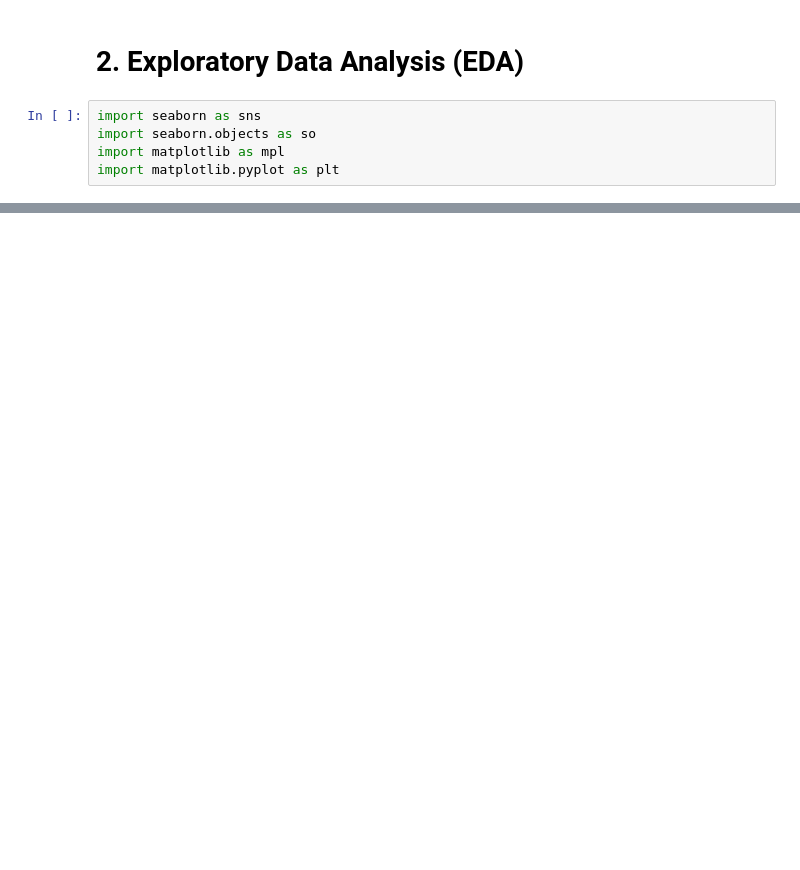
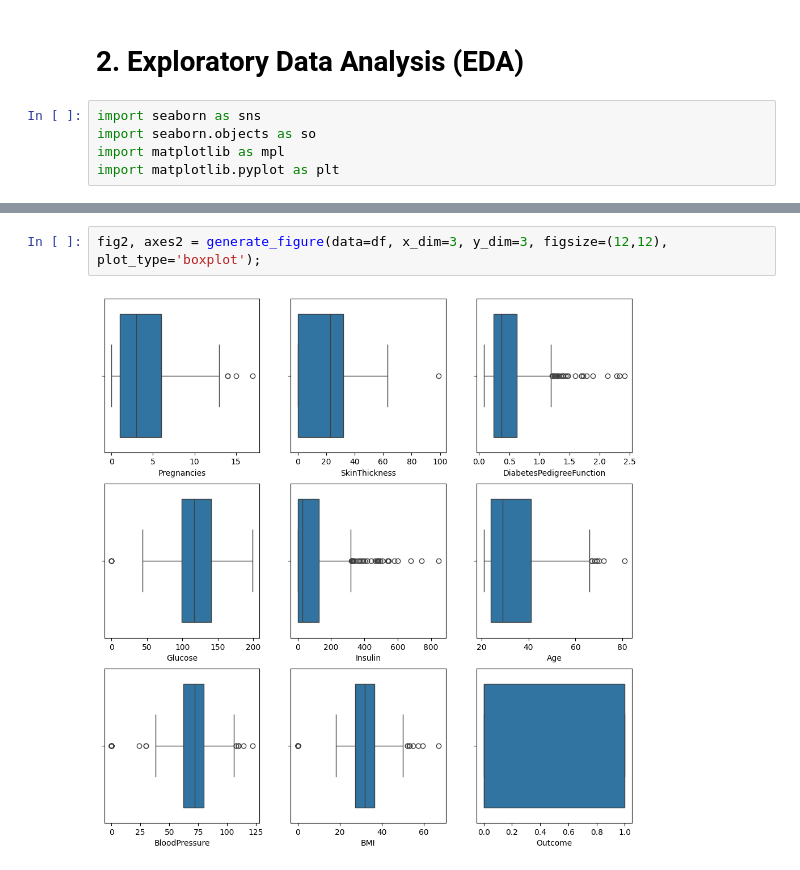
Before and after one commit to jared8thach/diabetes-ensemble, a Jupyter notebook: notebooks/diabetes-ensemble.ipynb, the cells around one changed output, grey strips where cells are left out. Drawn from its saved outputs; the diff is of its cells as text; blank space fills up the shorter version.

```diff
--- a/notebooks/diabetes-ensemble.ipynb
+++ b/notebooks/diabetes-ensemble.ipynb
@@ -89,0 +85,4 @@ fig, axes = generate_figure(data=df, x_dim=3, y_dim=3, figsize=(12,12));
+# %%
+fig2, axes2 = generate_figure(data=df, x_dim=3, y_dim=3, figsize=(12,12), plot_type='boxplot');
+# %% [output]
+[figure, added]
```
Also changed, not shown: parts of 7 cells of this notebook.
